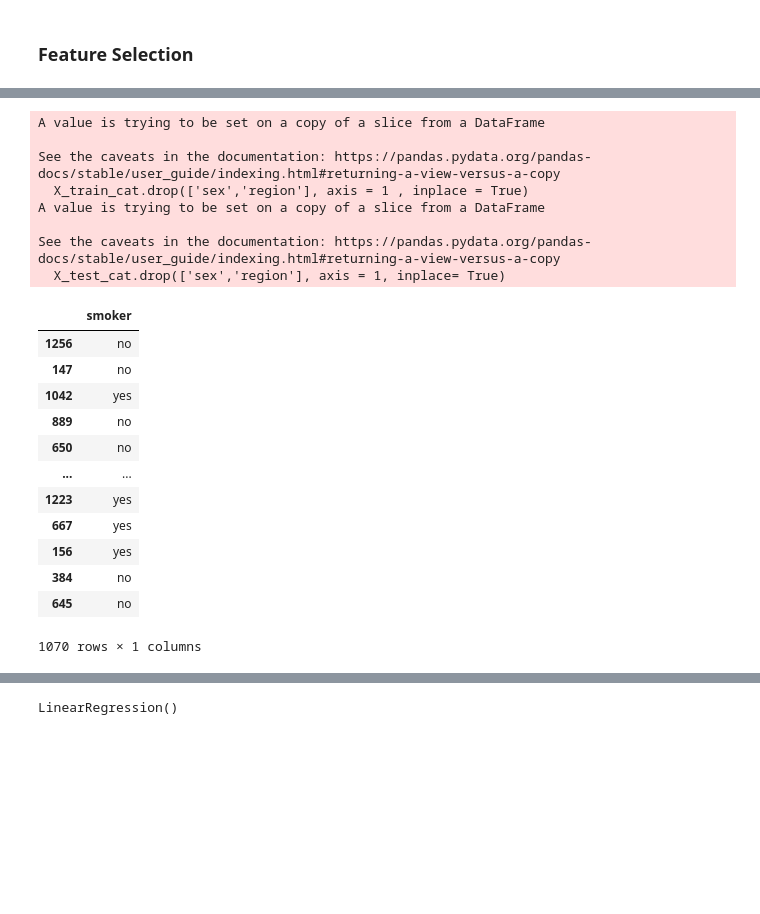
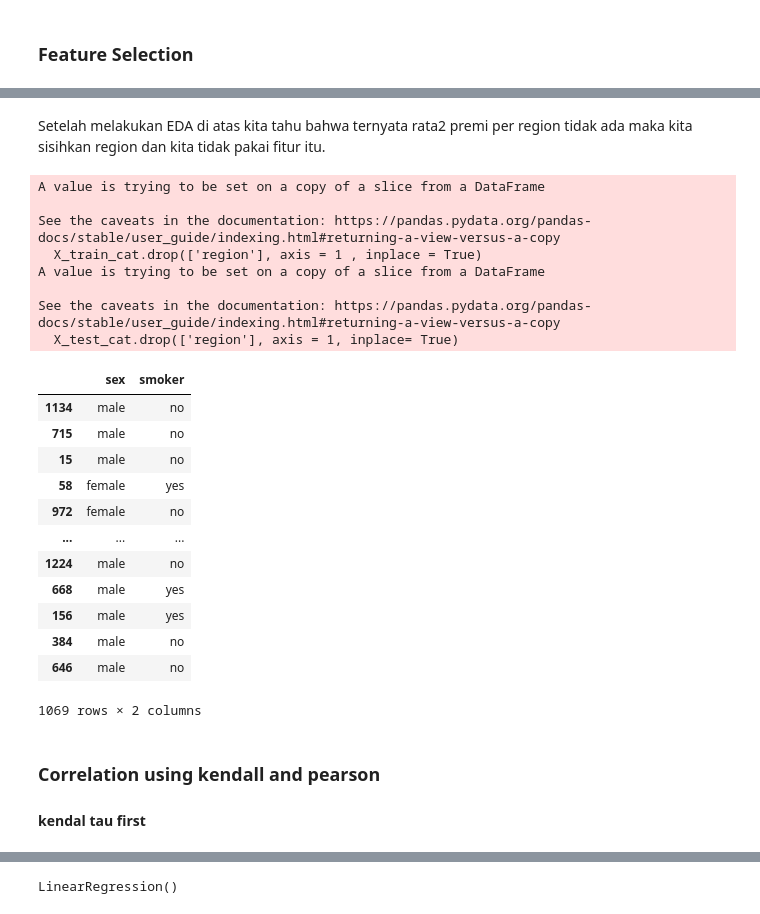
Before and after one commit to asanmaulana/kumpulan_ngc, a Jupyter notebook: h8dsft_ngc_ml_w1.ipynb, the cells around one changed output, grey strips where cells are left out. Saved outputs shown, nothing was run; the diff lists cells and outputs as text; code cells hidden in the pictures; blank space fills up the shorter version.

Commit message:
Feature Selection

```diff
--- a/h8dsft_ngc_ml_w1.ipynb
+++ b/h8dsft_ngc_ml_w1.ipynb
@@ -374,3 +455,13 @@ Kita telah selesai melakukan EDA dan ada beberapa kesimpulan seperti OW 1 lebih
 disini kita akan menentukan feature feature mana yang akan kita pakai dan fiture mana yang akan kita tidak pakai dan bisa kita drop.
 
 kita akan menggunakan target yaitu price yang mana ( model akan menentukan berapa harga asuransi nya ketika seseorang datang ke kantor asuransi dan memberikan fitur fitur maka model akan bisa memprediksi berapa harga asuransi berdasarkan model yang telah kita lati )
+# %%
+pd.set_option('display.max_colwidth', None)
+
+cat_cols = list(df.select_dtypes(include='object').columns)
+
+listItem = []
+for col in cat_cols:
+  listItem.append([col, df[col].nunique(), df[col].unique()])
+
+pd.DataFrame(columns=['nama kolom', 'jumlah nilai unique', 'nilai unique'], data=listItem)
@@ -416,0 +573,11 @@ X_test.duplicated().sum()
+# %%
+# penggunaan winsorizer untuk mengganti outlier dengan penggunaan batas terakhir dari sebaran data tertinggi atau terendah
+
+winsoriser_bmi = Winsorizer(capping_method='gaussian',
+                            tail='right',
+                            fold=3,
+                            variables=['bmi'],
+                            missing_values='ignore')
+
+X_train_capped = winsoriser_bmi.fit_transform(X_train)
+X_test_capped = winsoriser_bmi.transform(X_test)
@@ -417,9 +594,9 @@ X_test.duplicated().sum()
 # %%
 # Get numeric and categorical column
 #numeric
-num_columns = X_train.select_dtypes(include= np.number).columns.tolist()
+num_columns = X_train_capped.select_dtypes(include= np.number).columns.tolist()
 #categoric
-cat_columns = X_train.select_dtypes(include=['object']).columns.tolist()
+cat_columns = X_train_capped.select_dtypes(include=['object']).columns.tolist()
 
 print(f' numerik kolom {num_columns}')
 print(f' kolom kategori {cat_columns}')
@@ -428,8 +605,10 @@ print(f' kolom kategori {cat_columns}')
  kolom kategori ['sex', 'smoker', 'region']
 # %%
 # pemisahan antara kategori dan non kategori
-X_train_num = X_train[num_columns]
-X_test_num  = X_test[num_columns]
+X_train_num = X_train_capped[num_columns]
+X_test_num  = X_test_capped[num_columns]
 
-X_train_cat = X_train[cat_columns]
-X_test_cat  = X_test[cat_columns]
+X_train_cat = X_train_capped[cat_columns]
+X_test_cat  = X_test_capped[cat_columns]
+
+X_train_num.head()
@@ -463,26 +640,32 @@ sya cenderung tidak memakai ini dan akan di drop
+# %% [markdown]
+Setelah melakukan EDA di atas kita tahu bahwa ternyata rata2 premi per region tidak ada maka kita sisihkan region dan kita tidak pakai fitur itu.
 # %%
-X_train_cat.drop(['sex','region'], axis = 1 , inplace = True)
-X_test_cat.drop(['sex','region'], axis = 1, inplace= True)
+X_train_cat.drop(['region'], axis = 1 , inplace = True)
+X_test_cat.drop(['region'], axis = 1, inplace= True)
 X_train_cat
 # %% [output]
 A value is trying to be set on a copy of a slice from a DataFrame
 
 See the caveats in the documentation: https://pandas.pydata.org/pandas-docs/stable/user_guide/indexing.html#returning-a-view-versus-a-copy
-  X_train_cat.drop(['sex','region'], axis = 1 , inplace = True)
+  X_train_cat.drop(['region'], axis = 1 , inplace = True)
 A value is trying to be set on a copy of a slice from a DataFrame
 
 See the caveats in the documentation: https://pandas.pydata.org/pandas-docs/stable/user_guide/indexing.html#returning-a-view-versus-a-copy
-  X_test_cat.drop(['sex','region'], axis = 1, inplace= True)
+  X_test_cat.drop(['region'], axis = 1, inplace= True)
-|  | smoker |
-| 1256 | no |
-| 147 | no |
-| 1042 | yes |
-| 889 | no |
-| 650 | no |
-| ... | ... |
-| 1223 | yes |
-| 667 | yes |
-| 156 | yes |
-| 384 | no |
-| 645 | no |
+|  | sex | smoker |
+| 1134 | male | no |
+| 715 | male | no |
+| 15 | male | no |
+| 58 | female | yes |
+| 972 | female | no |
+| ... | ... | ... |
+| 1224 | male | no |
+| 668 | male | yes |
+| 156 | male | yes |
+| 384 | male | no |
+| 646 | male | no |
-1070 rows × 1 columns
+1069 rows × 2 columns
+# %% [markdown]
+### Correlation using kendall and pearson
+
+#### kendal tau first
```
Also changed, not shown: parts of 59 cells of this notebook.
